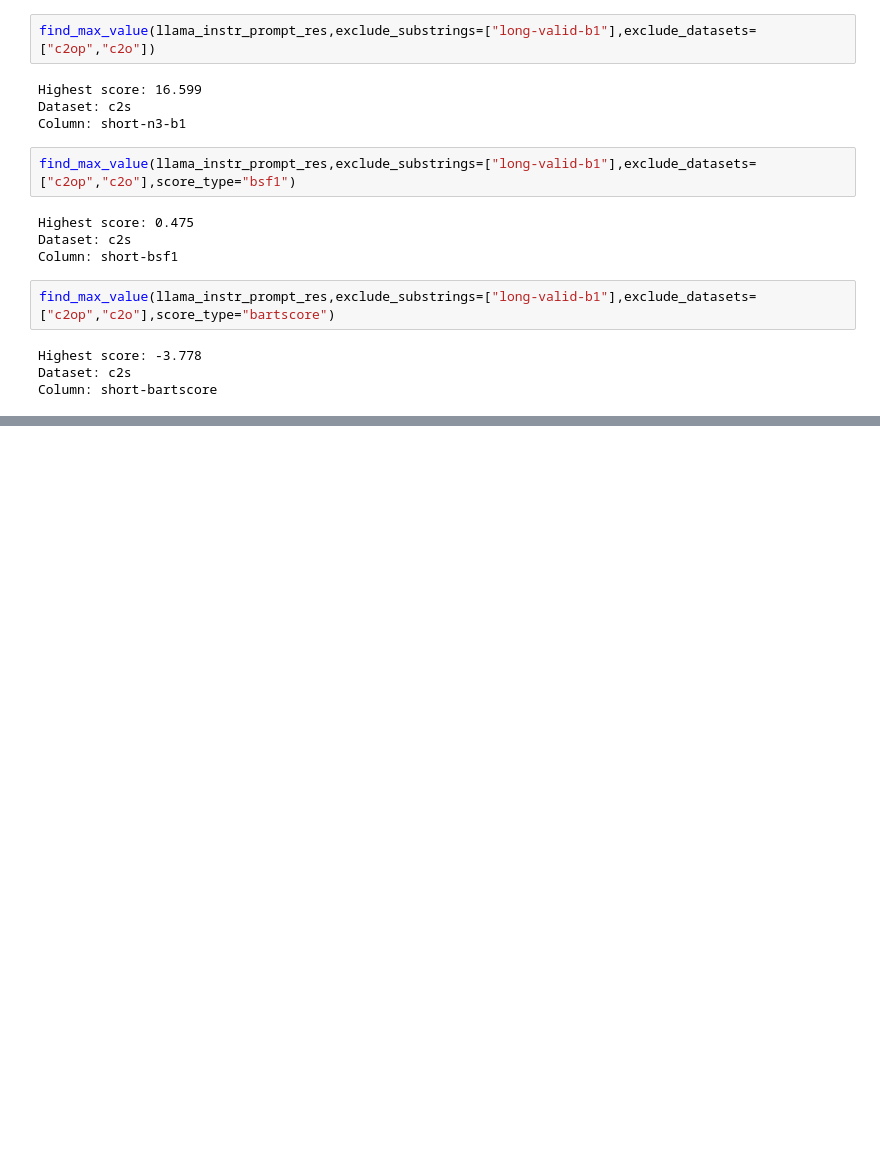
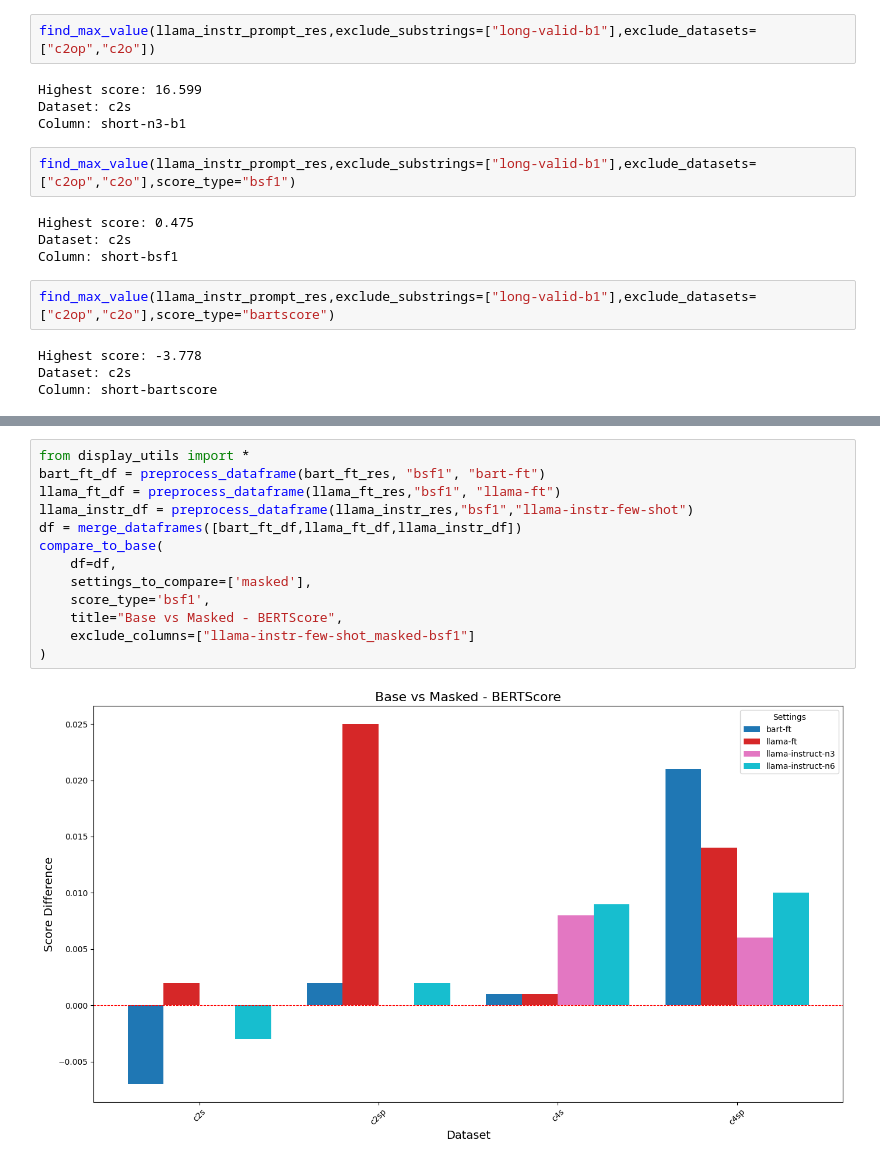
Before and after one commit to martgru/ElabSimp, a Jupyter notebook: main/05_inspect_results.ipynb, the cells around one changed output, grey strips where cells are left out. Drawn from its saved outputs; the diff is of its cells as text; blank space fills up the shorter version.

```diff
--- a/main/05_inspect_results.ipynb
+++ b/main/05_inspect_results.ipynb
@@ -587,0 +613,15 @@ Column: short-bartscore
+# %%
+from display_utils import *
+bart_ft_df = preprocess_dataframe(bart_ft_res, "bsf1", "bart-ft")
+llama_ft_df = preprocess_dataframe(llama_ft_res,"bsf1", "llama-ft")
+llama_instr_df = preprocess_dataframe(llama_instr_res,"bsf1","llama-instr-few-shot")
+df = merge_dataframes([bart_ft_df,llama_ft_df,llama_instr_df])
+compare_to_base(
+    df=df,
+    settings_to_compare=['masked'],
+    score_type='bsf1',
+    title="Base vs Masked - BERTScore",
+    exclude_columns=["llama-instr-few-shot_masked-bsf1"]
+)
+# %% [output]
+[figure, added]
```
Also changed, not shown: parts of 17 cells of this notebook, 1 other file.
